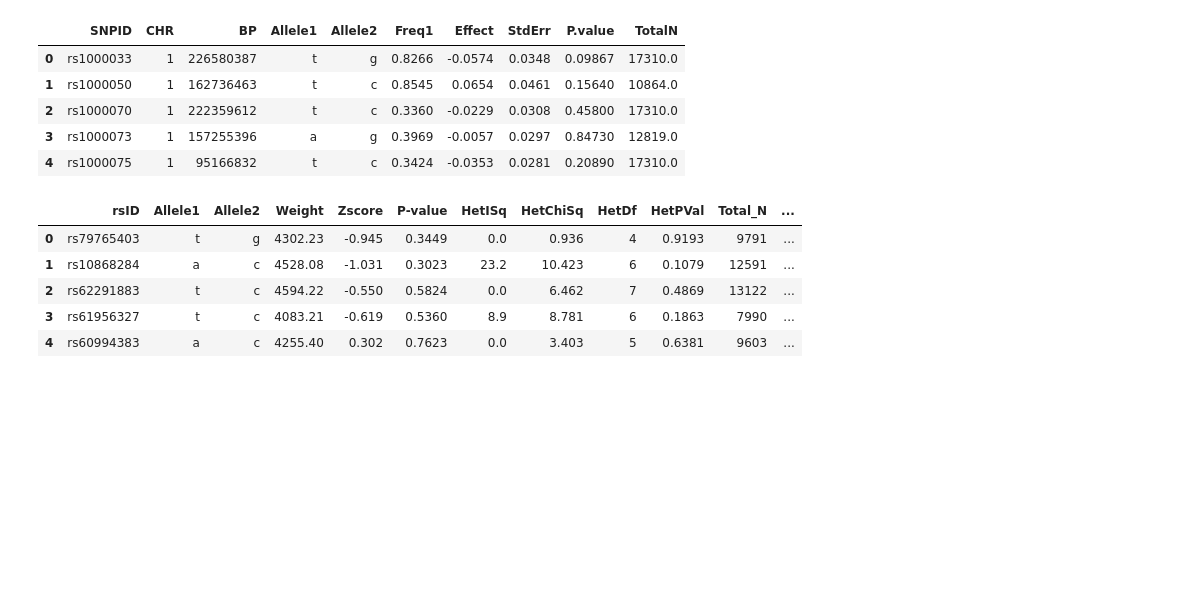
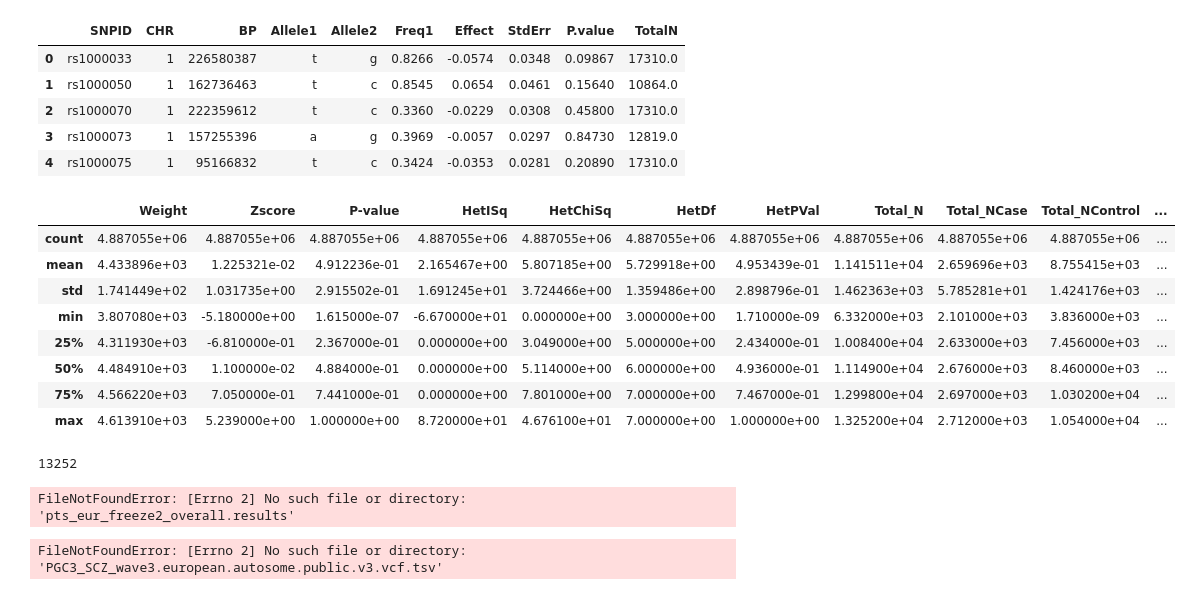
Before and after one commit to Aje026/Genetic-Overlap-in-Female-Biased-Disorders, a Jupyter notebook: GWAS_summary_statistics.ipynb, the cells around one changed output. Saved outputs shown, nothing was run; the diff lists cells and outputs as text; code cells hidden in the pictures; blank space fills up the shorter version.

Commit message:
count combos

```diff
--- a/GWAS_summary_statistics.ipynb
+++ b/GWAS_summary_statistics.ipynb
@@ -362,27 +362,38 @@ psych_dfs.append(ocd_df)
 # %%
 
 od_df = pd.read_table('opi.DEPvUNX_EUR.noAF.tbl')
+# %%
+od_df.describe()
+# %% [output]
+|  | Weight | Zscore | P-value | HetISq | HetChiSq | HetDf | HetPVal | Total_N | Total_NCase | Total_NControl | ... |
+| count | 4.887055e+06 | 4.887055e+06 | 4.887055e+06 | 4.887055e+06 | 4.887055e+06 | 4.887055e+06 | 4.887055e+06 | 4.887055e+06 | 4.887055e+06 | 4.887055e+06 | ... |
+| mean | 4.433896e+03 | 1.225321e-02 | 4.912236e-01 | 2.165467e+00 | 5.807185e+00 | 5.729918e+00 | 4.953439e-01 | 1.141511e+04 | 2.659696e+03 | 8.755415e+03 | ... |
+| std | 1.741449e+02 | 1.031735e+00 | 2.915502e-01 | 1.691245e+01 | 3.724466e+00 | 1.359486e+00 | 2.898796e-01 | 1.462363e+03 | 5.785281e+01 | 1.424176e+03 | ... |
+| min | 3.807080e+03 | -5.180000e+00 | 1.615000e-07 | -6.670000e+01 | 0.000000e+00 | 3.000000e+00 | 1.710000e-09 | 6.332000e+03 | 2.101000e+03 | 3.836000e+03 | ... |
+| 25% | 4.311930e+03 | -6.810000e-01 | 2.367000e-01 | 0.000000e+00 | 3.049000e+00 | 5.000000e+00 | 2.434000e-01 | 1.008400e+04 | 2.633000e+03 | 7.456000e+03 | ... |
+| 50% | 4.484910e+03 | 1.100000e-02 | 4.884000e-01 | 0.000000e+00 | 5.114000e+00 | 6.000000e+00 | 4.936000e-01 | 1.114900e+04 | 2.676000e+03 | 8.460000e+03 | ... |
+| 75% | 4.566220e+03 | 7.050000e-01 | 7.441000e-01 | 0.000000e+00 | 7.801000e+00 | 7.000000e+00 | 7.467000e-01 | 1.299800e+04 | 2.697000e+03 | 1.030200e+04 | ... |
+| max | 4.613910e+03 | 5.239000e+00 | 1.000000e+00 | 8.720000e+01 | 4.676100e+01 | 7.000000e+00 | 1.000000e+00 | 1.325200e+04 | 2.712000e+03 | 1.054000e+04 | ... |
 # %%
-od_df.head()
+od_df['Total_N'].max()
 # %% [output]
-|  | rsID | Allele1 | Allele2 | Weight | Zscore | P-value | HetISq | HetChiSq | HetDf | HetPVal | Total_N | ... |
-| 0 | rs79765403 | t | g | 4302.23 | -0.945 | 0.3449 | 0.0 | 0.936 | 4 | 0.9193 | 9791 | ... |
-| 1 | rs10868284 | a | c | 4528.08 | -1.031 | 0.3023 | 23.2 | 10.423 | 6 | 0.1079 | 12591 | ... |
-| 2 | rs62291883 | t | c | 4594.22 | -0.550 | 0.5824 | 0.0 | 6.462 | 7 | 0.4869 | 13122 | ... |
-| 3 | rs61956327 | t | c | 4083.21 | -0.619 | 0.5360 | 8.9 | 8.781 | 6 | 0.1863 | 7990 | ... |
-| 4 | rs60994383 | a | c | 4255.40 | 0.302 | 0.7623 | 0.0 | 3.403 | 5 | 0.6381 | 9603 | ... |
+13252
 # %%
 od_df.to_csv('opium_dependence.txt', sep='\t', index=False)
 # %%
-ptsd_df = pd.read_csv('Summary_statistics/raw/pts_eur_freeze2_overall.results', sep='\t')
+ptsd_df = pd.read_csv('pts_eur_freeze2_overall.results', sep='\t')
 ptsd_df = ptsd_df[['SNP', 'P']]
 ptsd_df = ptsd_df.rename(columns={'SNP':'rs_id', 'P':'p_value'})
 psych_dfs.append(ptsd_df)
+# %% [output]
+FileNotFoundError: [Errno 2] No such file or directory: 'pts_eur_freeze2_overall.results'
 # %%
-scz_df = pd.read_csv('Summary_statistics/raw/PGC3_SCZ_wave3.european.autosome.public.v3.vcf.tsv', sep='\t', comment='#')
-scz_df = scz_df[['ID', 'PVAL']]
+scz_df = pd.read_csv('PGC3_SCZ_wave3.european.autosome.public.v3.vcf.tsv', sep='\t', comment='#')
+""" scz_df = scz_df[['ID', 'PVAL']]
 scz_df = scz_df.rename(columns={'ID':'rs_id', 'PVAL':'p_value'})
-psych_dfs.append(scz_df)
+psych_dfs.append(scz_df) """
+# %% [output]
+FileNotFoundError: [Errno 2] No such file or directory: 'PGC3_SCZ_wave3.european.autosome.public.v3.vcf.tsv'
 # %%
 tourette_df = pd.read_csv('Summary_statistics/raw/TS_Oct2018', sep=' ')
 tourette_df = tourette_df[['SNP', 'P']]
```
Also changed, not shown: 1 other file.
